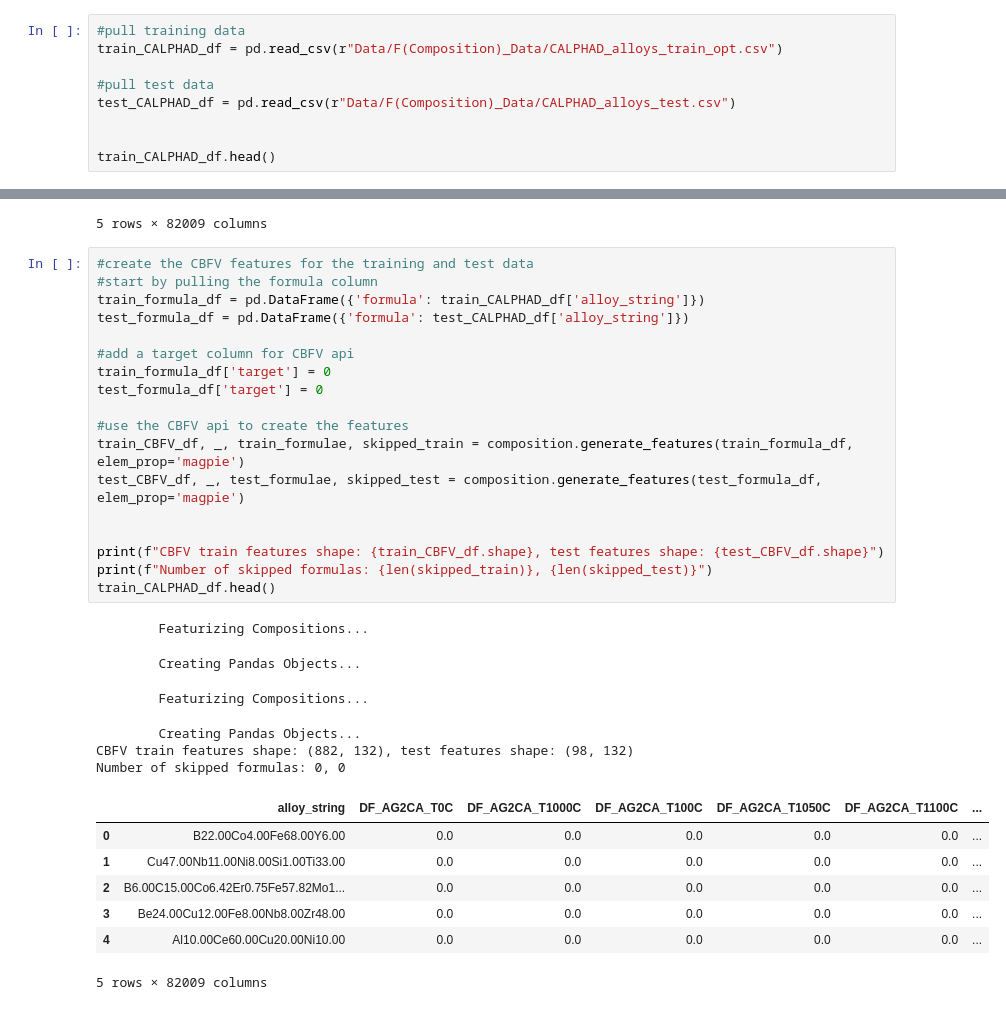
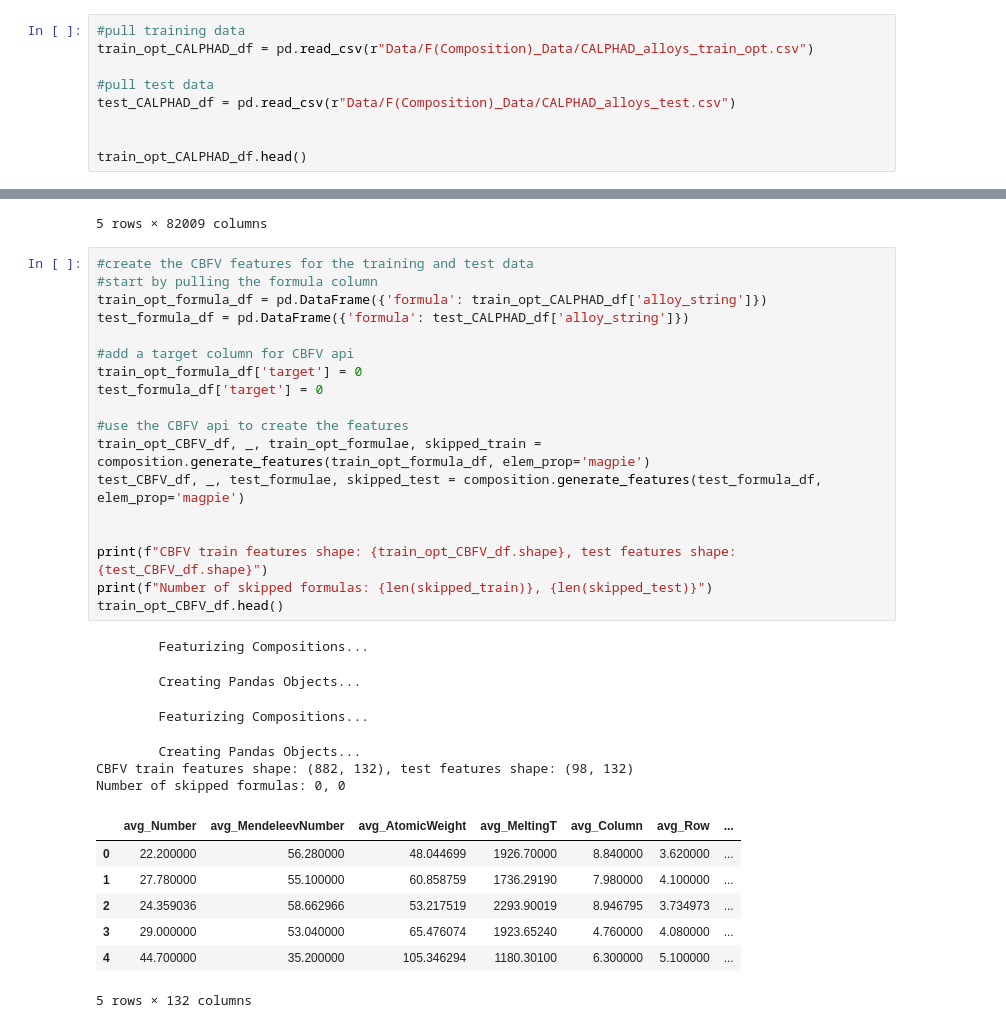
Before and after one commit to CTower87/ML_GFA_Prediction, a Jupyter notebook: CALPHAD_FINGERPRINT_Dmax.ipynb, the cells around one changed output, grey strips where cells are left out. Saved outputs shown, nothing was run; the diff lists cells and outputs as text.

```diff
--- a/CALPHAD_FINGERPRINT_Dmax.ipynb
+++ b/CALPHAD_FINGERPRINT_Dmax.ipynb
@@ -23,13 +25,13 @@ from ax.core.arm import Arm
 #according to the same notebook the NF or phase fraction features are ineffective at predicting D_max and thus will not be used
 # %%
 #pull training data
-train_CALPHAD_df = pd.read_csv(r"Data/F(Composition)_Data/CALPHAD_alloys_train_opt.csv")
+train_opt_CALPHAD_df = pd.read_csv(r"Data/F(Composition)_Data/CALPHAD_alloys_train_opt.csv")
 
 #pull test data
 test_CALPHAD_df = pd.read_csv(r"Data/F(Composition)_Data/CALPHAD_alloys_test.csv")
 
 
-train_CALPHAD_df.head()
+train_opt_CALPHAD_df.head()
 # %% [output]
 |  | alloy_string | DF_AG2CA_T0C | DF_AG2CA_T1000C | DF_AG2CA_T100C | DF_AG2CA_T1050C | DF_AG2CA_T1100C | ... |
 | 0 | B22.00Co4.00Fe68.00Y6.00 | 0.0 | 0.0 | 0.0 | 0.0 | 0.0 | ... |
@@ -41,35 +43,35 @@ train_CALPHAD_df.head()
 # %%
 #create the CBFV features for the training and test data
 #start by pulling the formula column
-train_formula_df = pd.DataFrame({'formula': train_CALPHAD_df['alloy_string']})
+train_opt_formula_df = pd.DataFrame({'formula': train_opt_CALPHAD_df['alloy_string']})
 test_formula_df = pd.DataFrame({'formula': test_CALPHAD_df['alloy_string']})
 
 #add a target column for CBFV api
-train_formula_df['target'] = 0
+train_opt_formula_df['target'] = 0
 test_formula_df['target'] = 0
 
 #use the CBFV api to create the features
-train_CBFV_df, _, train_formulae, skipped_train = composition.generate_features(train_formula_df, elem_prop='magpie')
+train_opt_CBFV_df, _, train_opt_formulae, skipped_train = composition.generate_features(train_opt_formula_df, elem_prop='magpie')
 test_CBFV_df, _, test_formulae, skipped_test = composition.generate_features(test_formula_df, elem_prop='magpie')
 
 
-print(f"CBFV train features shape: {train_CBFV_df.shape}, test features shape: {test_CBFV_df.shape}")
+print(f"CBFV train features shape: {train_opt_CBFV_df.shape}, test features shape: {test_CBFV_df.shape}")
 print(f"Number of skipped formulas: {len(skipped_train)}, {len(skipped_test)}")
-train_CALPHAD_df.head()
+train_opt_CBFV_df.head()
 # %% [output]
         Featurizing Compositions...
         Creating Pandas Objects...
         Featurizing Compositions...
         Creating Pandas Objects...
 CBFV train features shape: (882, 132), test features shape: (98, 132)
 Number of skipped formulas: 0, 0
-|  | alloy_string | DF_AG2CA_T0C | DF_AG2CA_T1000C | DF_AG2CA_T100C | DF_AG2CA_T1050C | DF_AG2CA_T1100C | ... |
-| 0 | B22.00Co4.00Fe68.00Y6.00 | 0.0 | 0.0 | 0.0 | 0.0 | 0.0 | ... |
-| 1 | Cu47.00Nb11.00Ni8.00Si1.00Ti33.00 | 0.0 | 0.0 | 0.0 | 0.0 | 0.0 | ... |
-| 2 | B6.00C15.00Co6.42Er0.75Fe57.82Mo1... | 0.0 | 0.0 | 0.0 | 0.0 | 0.0 | ... |
-| 3 | Be24.00Cu12.00Fe8.00Nb8.00Zr48.00 | 0.0 | 0.0 | 0.0 | 0.0 | 0.0 | ... |
-| 4 | Al10.00Ce60.00Cu20.00Ni10.00 | 0.0 | 0.0 | 0.0 | 0.0 | 0.0 | ... |
+|  | avg_Number | avg_MendeleevNumber | avg_AtomicWeight | avg_MeltingT | avg_Column | avg_Row | ... |
+| 0 | 22.200000 | 56.280000 | 48.044699 | 1926.70000 | 8.840000 | 3.620000 | ... |
+| 1 | 27.780000 | 55.100000 | 60.858759 | 1736.29190 | 7.980000 | 4.100000 | ... |
+| 2 | 24.359036 | 58.662966 | 53.217519 | 2293.90019 | 8.946795 | 3.734973 | ... |
+| 3 | 29.000000 | 53.040000 | 65.476074 | 1923.65240 | 4.760000 | 4.080000 | ... |
+| 4 | 44.700000 | 35.200000 | 105.346294 | 1180.30100 | 6.300000 | 5.100000 | ... |
-5 rows × 82009 columns
+5 rows × 132 columns
 # %%
 #filter the CALPHAD data to include only driving forces at the temepratures of interests
 # Define the temperature ranges of interest
```
Also changed, not shown: parts of 9 cells of this notebook, 2 other files.
